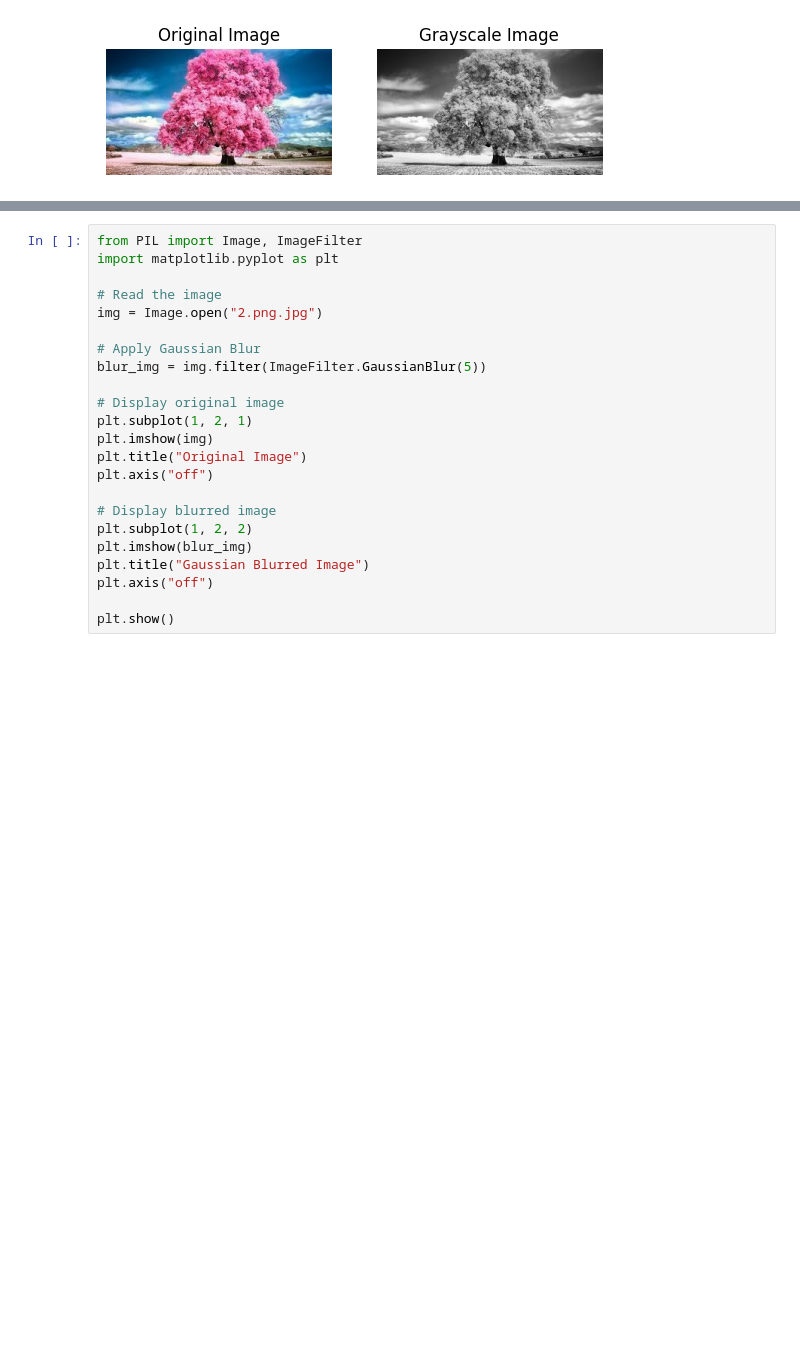
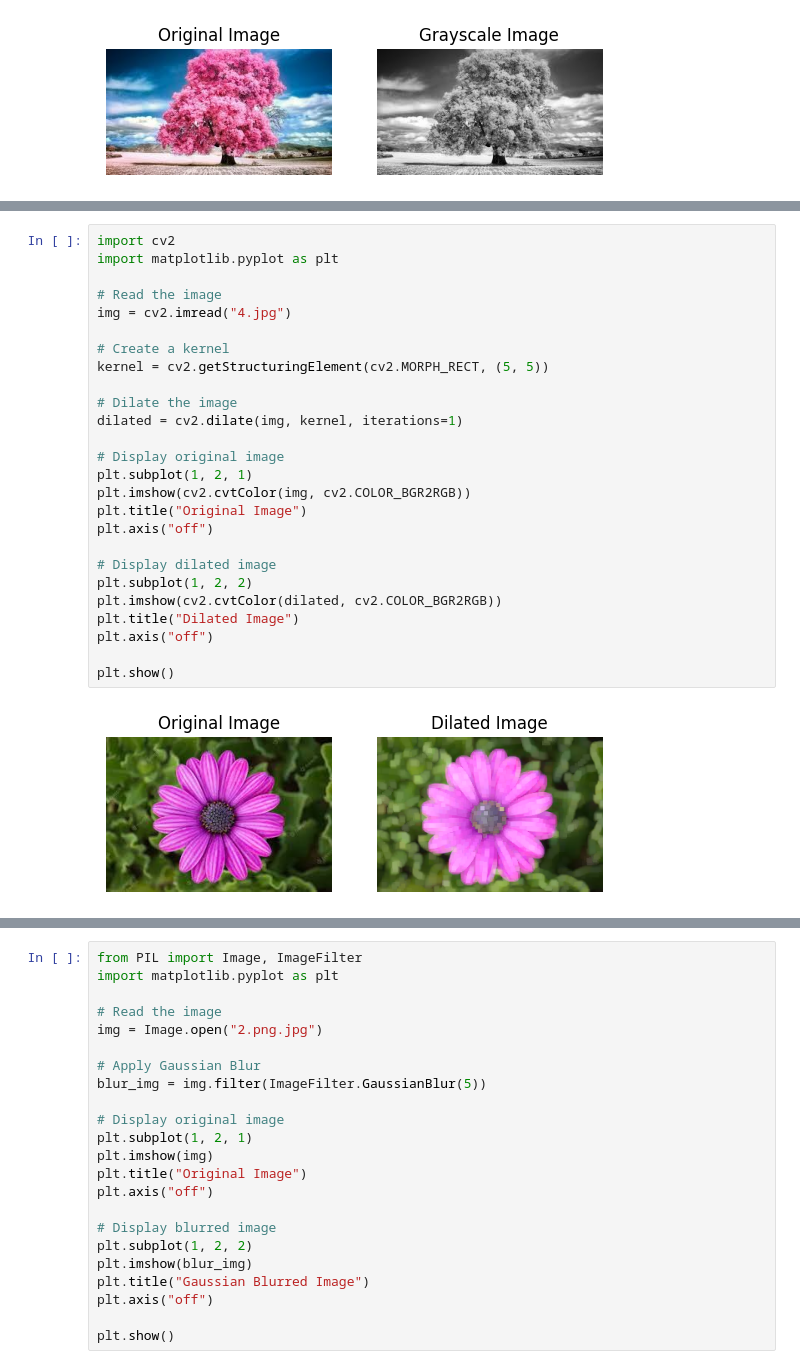
Before and after one commit to AMDS9989/Computer-Vision, a Jupyter notebook: experment_1cv.ipynb, the cells around one changed output, grey strips where cells are left out. Cells and saved outputs as stored; diff of their text form; blank space fills up the shorter version.

```diff
--- a/experment_1cv.ipynb
+++ b/experment_1cv.ipynb
@@ -26,0 +55,28 @@ plt.show()
+# %%
+import cv2
+import matplotlib.pyplot as plt
+
+# Read the image
+img = cv2.imread("4.jpg")
+
+# Create a kernel
+kernel = cv2.getStructuringElement(cv2.MORPH_RECT, (5, 5))
+
+# Dilate the image
+dilated = cv2.dilate(img, kernel, iterations=1)
+
+# Display original image
+plt.subplot(1, 2, 1)
+plt.imshow(cv2.cvtColor(img, cv2.COLOR_BGR2RGB))
+plt.title("Original Image")
+plt.axis("off")
+
+# Display dilated image
+plt.subplot(1, 2, 2)
+plt.imshow(cv2.cvtColor(dilated, cv2.COLOR_BGR2RGB))
+plt.title("Dilated Image")
+plt.axis("off")
+
+plt.show()
+# %% [output]
+[figure, added]
```
Also changed, not shown: parts of 2 cells of this notebook.
